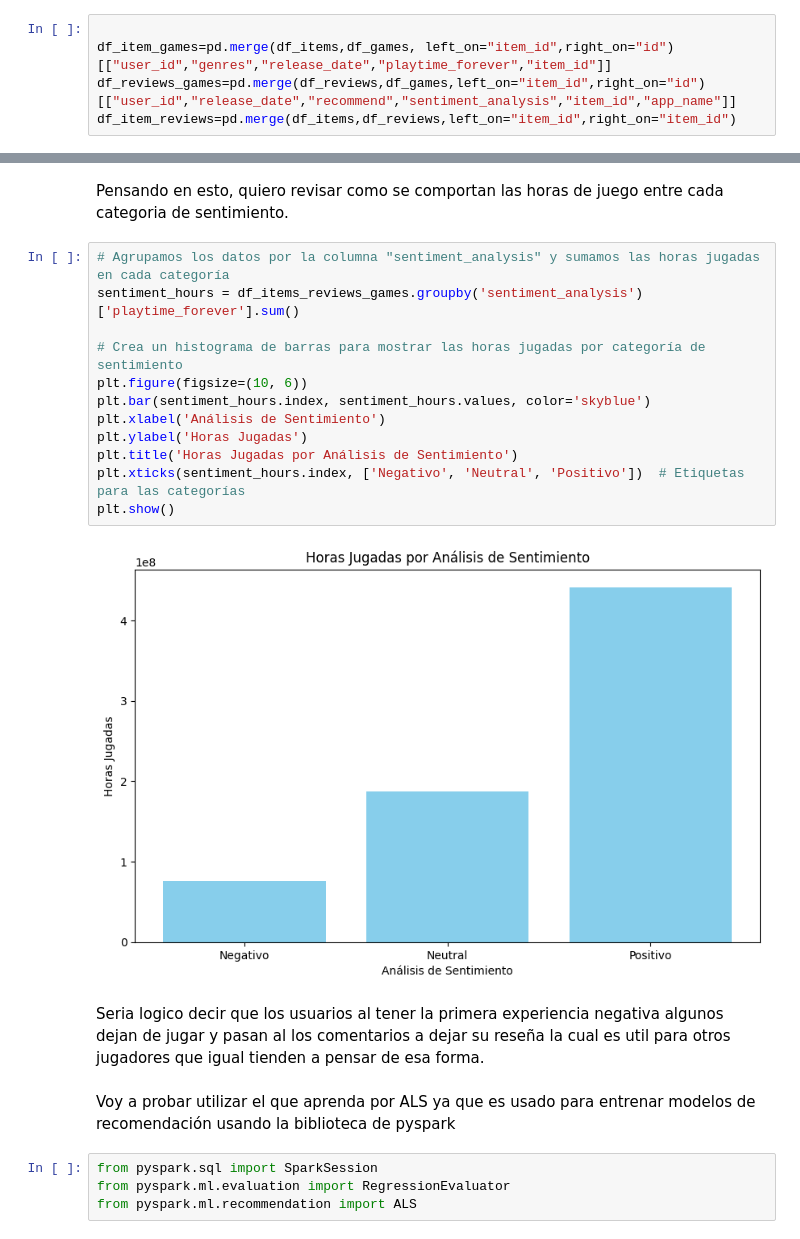
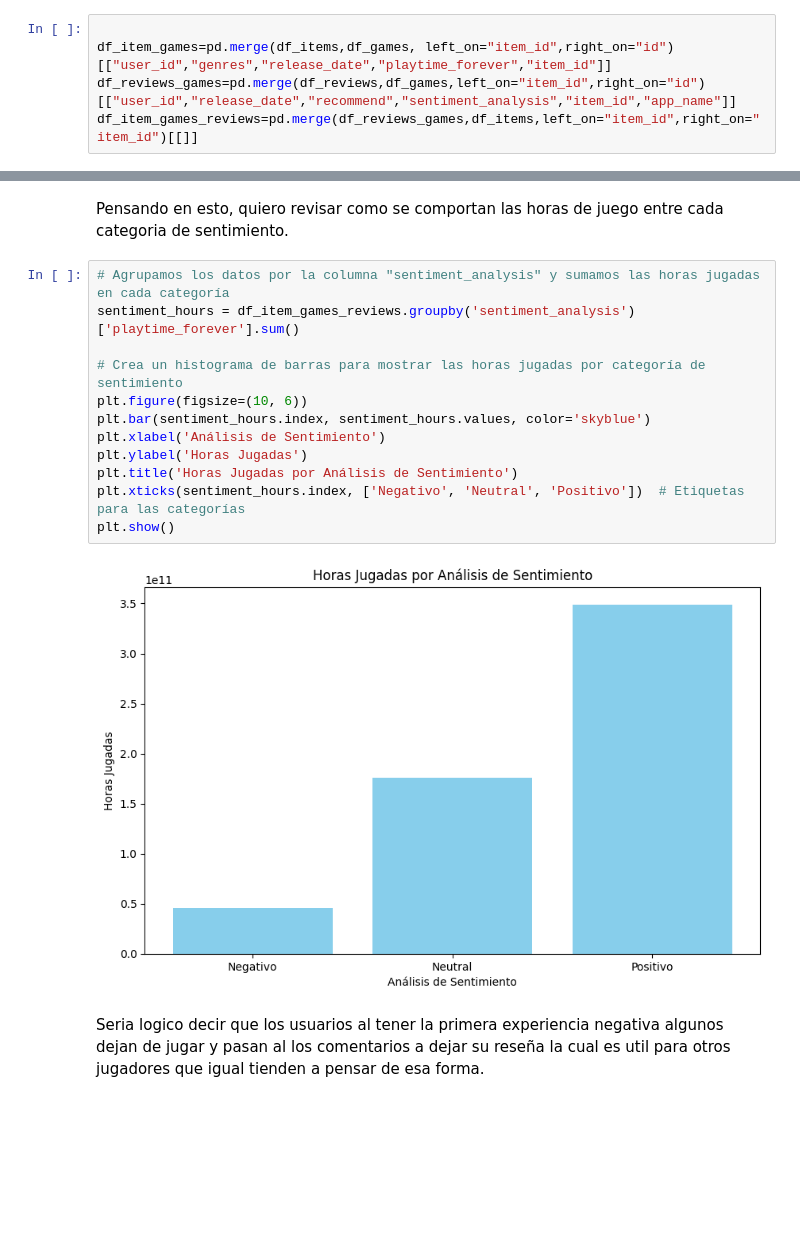
Before and after one commit to Dini96/PI_MLOPs_Oswaldo, a Jupyter notebook: MLOPS.ipynb, the cells around one changed output, grey strips where cells are left out. Saved outputs shown, nothing was run; the diff lists cells and outputs as text; blank space fills up the shorter version.

```diff
--- a/MLOPS.ipynb
+++ b/MLOPS.ipynb
@@ -554,5 +574,5 @@ df_reviews=pd.read_csv("../MLOPs/src/reviews.csv",sep="|")
 
 df_item_games=pd.merge(df_items,df_games, left_on="item_id",right_on="id")[["user_id","genres","release_date","playtime_forever","item_id"]]
 df_reviews_games=pd.merge(df_reviews,df_games,left_on="item_id",right_on="id")[["user_id","release_date","recommend","sentiment_analysis","item_id","app_name"]]
-df_item_reviews=pd.merge(df_items,df_reviews,left_on="item_id",right_on="item_id")
+df_item_games_reviews=pd.merge(df_reviews_games,df_items,left_on="item_id",right_on="item_id")[[]]
 # %%
@@ -601,23 +630,17 @@ df_items_reviews_games.describe()
 Pensando en esto, quiero revisar como se comportan las horas de juego entre cada categoria de sentimiento.
 # %%
 # Agrupamos los datos por la columna "sentiment_analysis" y sumamos las horas jugadas en cada categoría
-sentiment_hours = df_items_reviews_games.groupby('sentiment_analysis')['playtime_forever'].sum()
+sentiment_hours = df_item_games_reviews.groupby('sentiment_analysis')['playtime_forever'].sum()
 
 # Crea un histograma de barras para mostrar las horas jugadas por categoría de sentimiento
 plt.figure(figsize=(10, 6))
 plt.bar(sentiment_hours.index, sentiment_hours.values, color='skyblue')
 plt.xlabel('Análisis de Sentimiento')
 plt.ylabel('Horas Jugadas')
 plt.title('Horas Jugadas por Análisis de Sentimiento')
 plt.xticks(sentiment_hours.index, ['Negativo', 'Neutral', 'Positivo'])  # Etiquetas para las categorías
 plt.show()
 # %% [output]
-[figure, old version]
+[figure, new version]
 # %% [markdown]
 Seria logico decir que los usuarios al tener la primera experiencia negativa algunos dejan de jugar y pasan al los comentarios a dejar su reseña la cual es util para otros jugadores que igual tienden a pensar de esa forma.
-# %% [markdown]
-Voy a probar utilizar el que aprenda por ALS ya que es usado para entrenar modelos de recomendación usando la biblioteca de pyspark
-# %%
-from pyspark.sql import SparkSession
-from pyspark.ml.evaluation import RegressionEvaluator
-from pyspark.ml.recommendation import ALS
```
Also changed, not shown: parts of 16 cells of this notebook, 1 other file.
